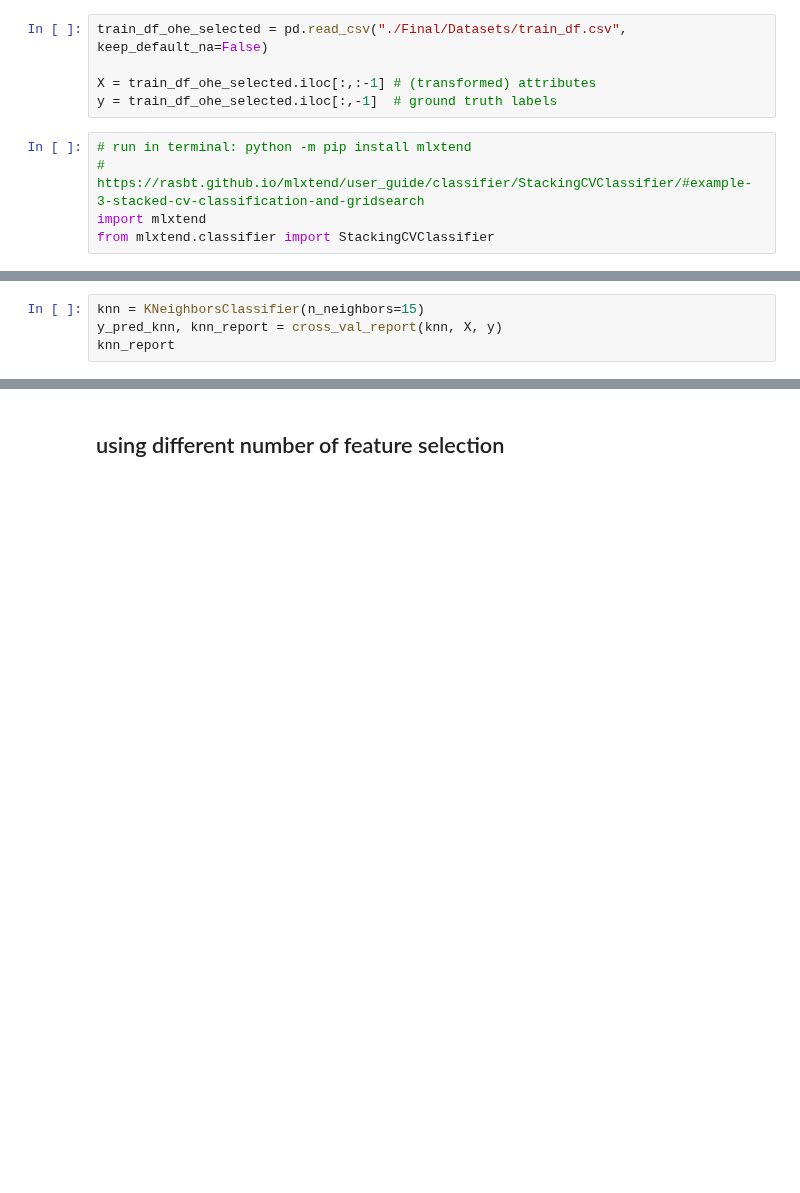
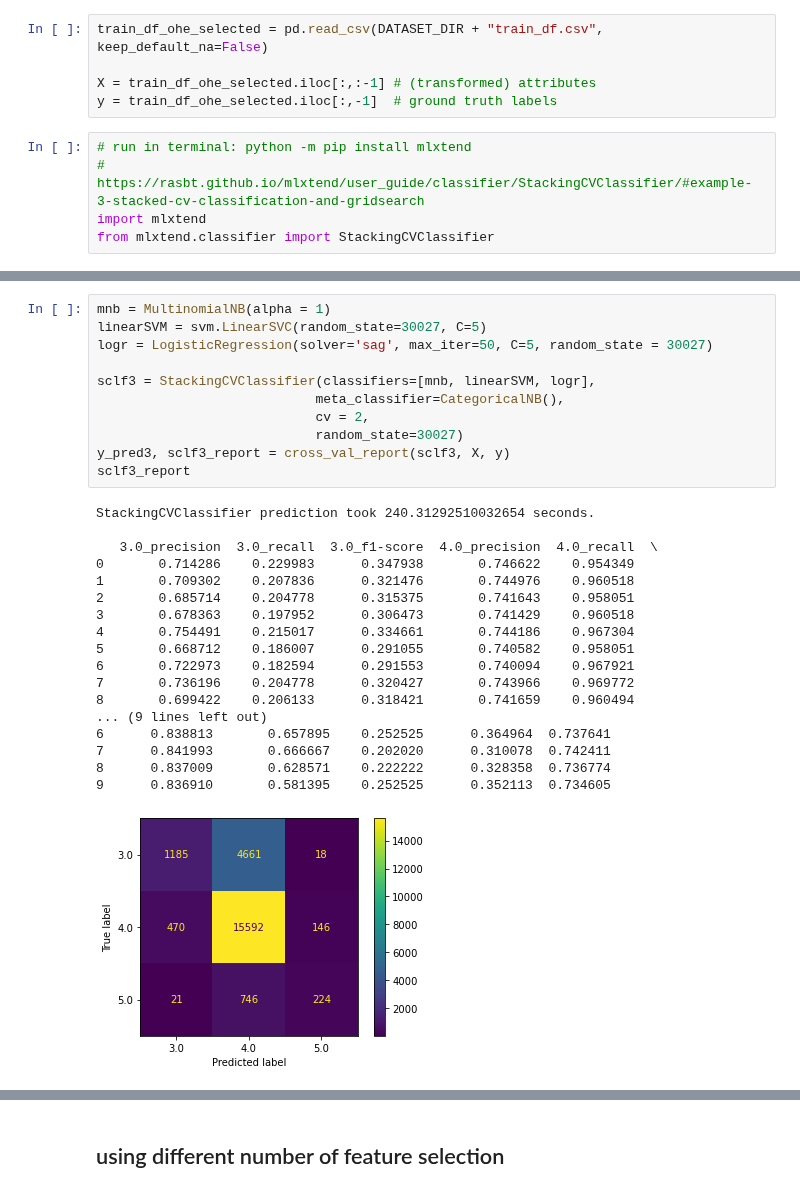
Before and after one commit to 7angel4/Goodreads-rating-classification, a Jupyter notebook: Final/StackingClf_Supplementary.ipynb, the cells around one changed output, grey strips where cells are left out. Drawn from its saved outputs; the diff is of its cells as text; blank space fills up the shorter version.

Commit message:
Adjusting StackingClf; Checking over main

```diff
--- a/Final/StackingClf_Supplementary.ipynb
+++ b/Final/StackingClf_Supplementary.ipynb
@@ -4,5 +3,5 @@
 # %%
-train_df_ohe_selected = pd.read_csv("./Final/Datasets/train_df.csv", keep_default_na=False)
+train_df_ohe_selected = pd.read_csv(DATASET_DIR + "train_df.csv", keep_default_na=False)
 
 X = train_df_ohe_selected.iloc[:,:-1] # (transformed) attributes
 y = train_df_ohe_selected.iloc[:,-1]  # ground truth labels
@@ -32,4 +57,30 @@ grid_knn.loc[grid_knn['mean_test_accuracy'] == max(grid_knn['mean_test_accuracy'
-# %%
-knn = KNeighborsClassifier(n_neighbors=15)
-y_pred_knn, knn_report = cross_val_report(knn, X, y)
-knn_report
+# %%
+mnb = MultinomialNB(alpha = 1)
+linearSVM = svm.LinearSVC(random_state=30027, C=5)
+logr = LogisticRegression(solver='sag', max_iter=50, C=5, random_state = 30027)
+
+sclf3 = StackingCVClassifier(classifiers=[mnb, linearSVM, logr],
+                            meta_classifier=CategoricalNB(),
+                            cv = 2,
+                            random_state=30027)
+y_pred3, sclf3_report = cross_val_report(sclf3, X, y)
+sclf3_report
+# %% [output]
+StackingCVClassifier prediction took 240.31292510032654 seconds.
+
+   3.0_precision  3.0_recall  3.0_f1-score  4.0_precision  4.0_recall  \
+0       0.714286    0.229983      0.347938       0.746622    0.954349
+1       0.709302    0.207836      0.321476       0.744976    0.960518
+2       0.685714    0.204778      0.315375       0.741643    0.958051
+3       0.678363    0.197952      0.306473       0.741429    0.960518
+4       0.754491    0.215017      0.334661       0.744186    0.967304
+5       0.668712    0.186007      0.291055       0.740582    0.958051
+6       0.722973    0.182594      0.291553       0.740094    0.967921
+7       0.736196    0.204778      0.320427       0.743966    0.969772
+8       0.699422    0.206133      0.318421       0.741659    0.960494
+... (9 lines left out)
+6      0.838813       0.657895    0.252525      0.364964  0.737641
+7      0.841993       0.666667    0.202020      0.310078  0.742411
+8      0.837009       0.628571    0.222222      0.328358  0.736774
+9      0.836910       0.581395    0.252525      0.352113  0.734605
+[figure, added]
```
Also changed, not shown: parts of 45 cells of this notebook, 2 other files.
